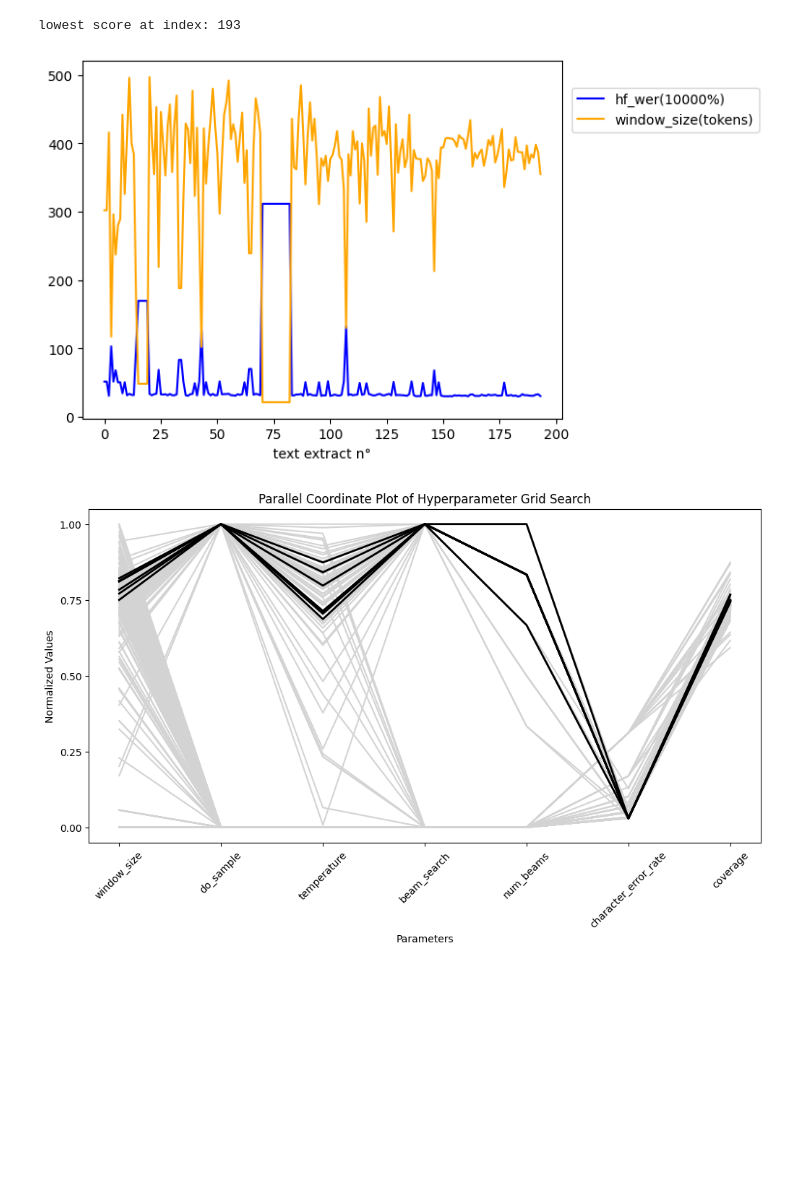
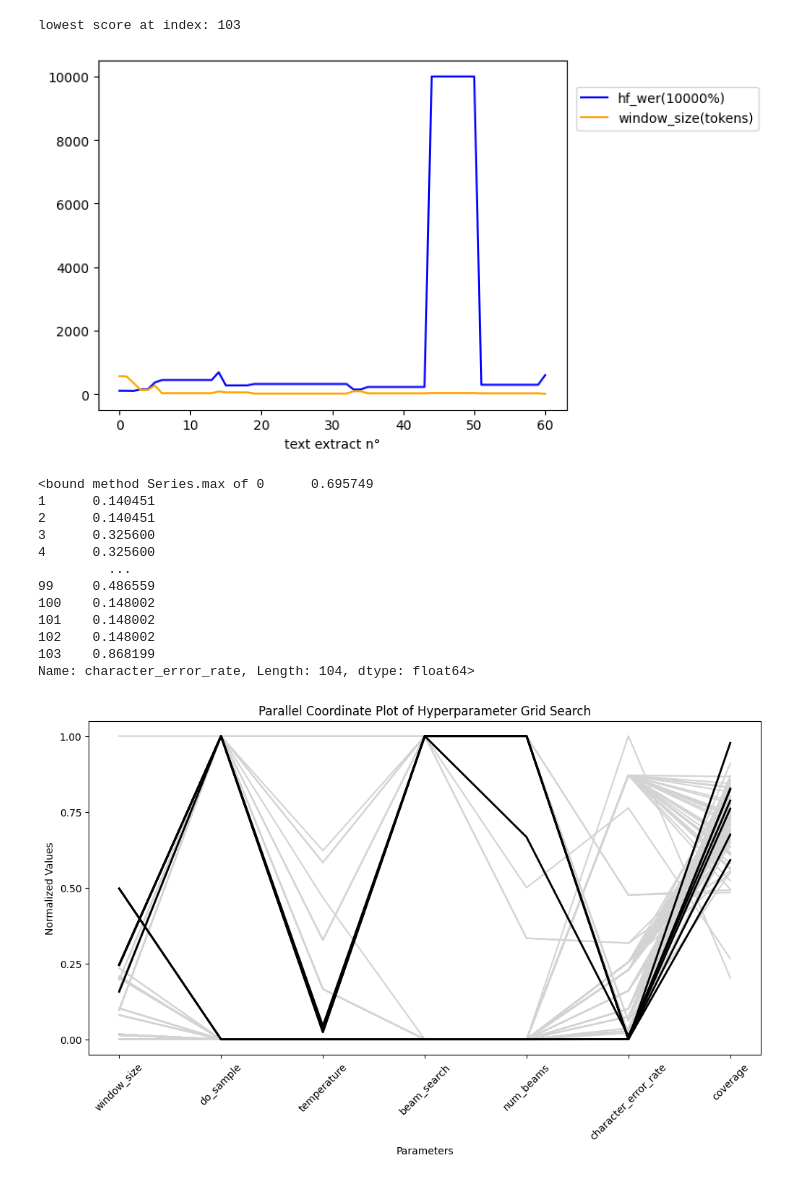
Before and after one commit to TurkuNLP/ocr-postcorrection-lm, a Jupyter notebook: alignment-and-gridsearch/evaluation_visualization.ipynb, the cells around one changed output. Drawn from its saved outputs; the diff is of its cells as text; code cells hidden in the pictures; blank space fills up the shorter version.

```diff
--- a/alignment-and-gridsearch/evaluation_visualization.ipynb
+++ b/alignment-and-gridsearch/evaluation_visualization.ipynb
@@ -3,7 +3,7 @@ import json
 import matplotlib.pyplot as plt
 from scipy.ndimage import gaussian_filter1d
 # %%
-bits = "4" # "8" or "4"
+bits = "8" # "8" or "4"
 model_name = ["mistralai/Mixtral-8x22B-Instruct-v0.1","01-ai/Yi-1.5-9B-Chat","mistralai/Mixtral-8x7B-Instruct-v0.1","Qwen/Qwen1.5-7B-Chat","meta-llama/Meta-Llama-3-8B-Instruct"]
 i = 0
 
@@ -11,7 +11,7 @@ results=[]
 coverage_raw=[]
 
 
-with open("./scripts/we_gridout_"+bits+"bit_"+"_".join(model_name[4].split("/"))+".jsonl", "r") as f:
+with open("./scripts/higher_temp_we_gridout_"+bits+"bit_"+"_".join(model_name[4].split("/"))+".jsonl", "r") as f:
     for idx, line in enumerate(f):
         line = json.loads(line)
         if idx%50==0:
@@ -83,7 +83,7 @@ for index, elt in enumerate(results):
 
 print("lowest score at index:", index)
 # %% [output]
-lowest score at index: 193
+lowest score at index: 103
 # %%
 x = [i for i in range(len(time))]
 
@@ -97,7 +97,7 @@ plt.xlabel("text extract n°")
 plt.legend(loc=(1.02, 0.8))
 plt.show()
 # %% [output]
-[figure, old version]
+[figure, new version]
 # %%
 import pandas as pd
 import matplotlib.pyplot as plt
@@ -127,8 +127,12 @@ df = pd.DataFrame(data)
 
 # Normalize the data for plotting purposes
 df_normalized = df.copy()
+maxVal = 1.0
+df_normalized['character_error_rate'].where(df_normalized['character_error_rate'] <= maxVal, maxVal)
+
+print(df_normalized['character_error_rate'].max)
 for column in df_normalized.columns:
-    if (df_normalized[column].dtype != bool and column != 'character_error_rate') and column !='coverage':
+    if (df_normalized[column].dtype != bool  and column !='coverage'): #and column != 'character_error_rate')
         df_normalized[column] = (df_normalized[column] - df_normalized[column].min()) / (df_normalized[column].max() - df_normalized[column].min())
 
 # Define a function to convert boolean to int for plotting
@@ -144,34 +148,46 @@ df_black = df_sorted[:7]
 
 # Create a new figure
 fig, ax = plt.subplots(figsize=(12, 6))
 
 # Plot the grey lines first
 for i in range(len(df_grey)):
     ax.plot(df_grey.columns, df_grey.iloc[i], color='lightgrey')
 
 # Plot the black lines on top
 for i in range(len(df_black)):
     ax.plot(df_black.columns, df_black.iloc[i], color='black', linewidth=2)
 
 # Customize the axis labels to show actual values
 for i, column in enumerate(df.columns):
     values = df[column]
     normalized_values = df_normalized[column]
     tick_positions = np.linspace(0, 1, num=5)
     tick_labels = np.linspace(0, 1, num=5)
     ax.set_xticks(np.arange(len(df.columns)))
     ax.set_xticklabels(df.columns, rotation=45)
     ax.set_yticks(tick_positions)
     ax.set_yticklabels([f"{label:.2f}" for label in tick_labels])
 
 # Label the plot
 plt.title('Parallel Coordinate Plot of Hyperparameter Grid Search')
 plt.xlabel('Parameters')
 plt.ylabel('Normalized Values')
 
 plt.show()
 # %% [output]
+<bound method Series.max of 0      0.695749
+1      0.140451
+2      0.140451
+3      0.325600
+4      0.325600
+         ...
+99     0.486559
+100    0.148002
+101    0.148002
+102    0.148002
+103    0.868199
+Name: character_error_rate, Length: 104, dtype: float64>
-[figure, old version]
+[figure, new version]
 # %%
 print(df_black)
 # %% [output]
```
Also changed, not shown: parts of 3 cells of this notebook, 7 other files.
